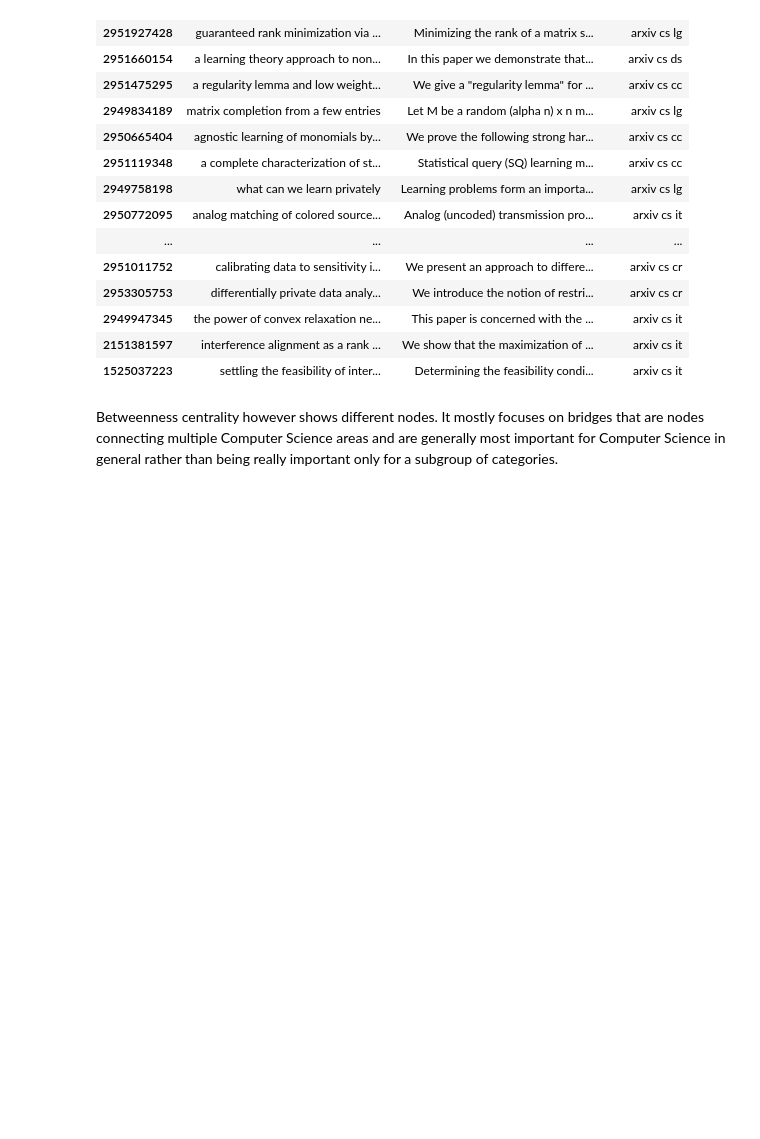
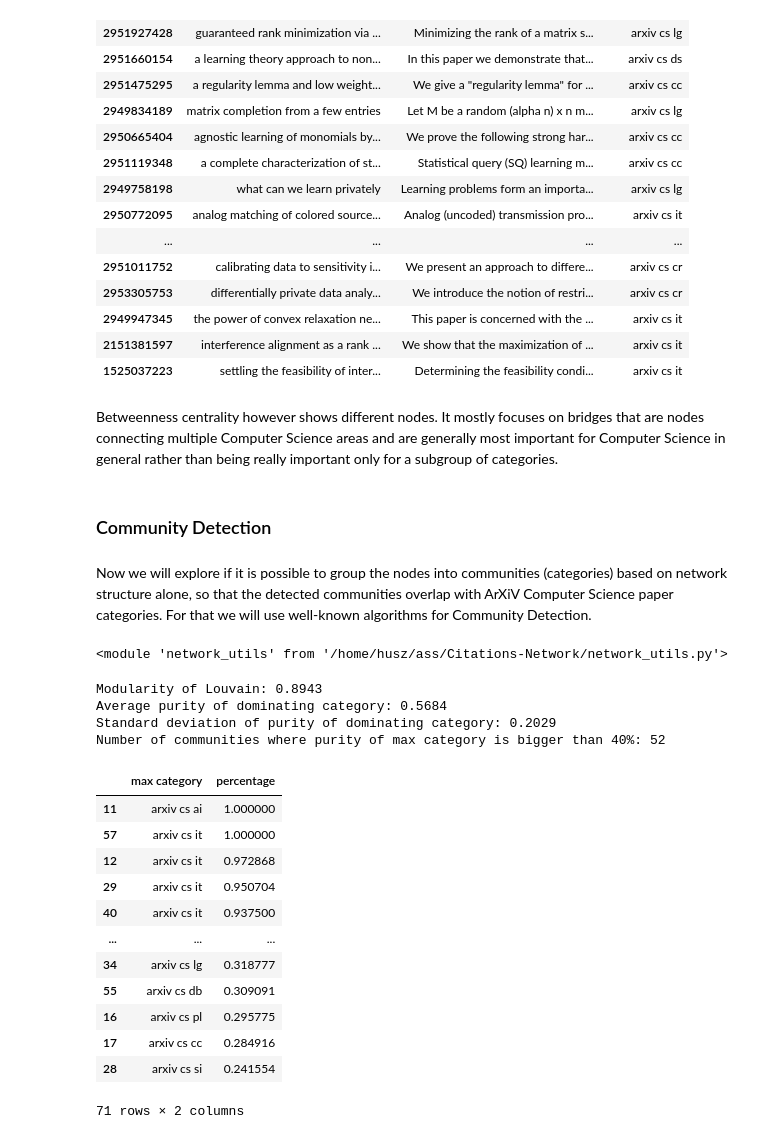
Before and after one commit to husz78/Citations-Network, a Jupyter notebook: graph_analysis.ipynb, the cells around one changed output. Drawn from its saved outputs; the diff is of its cells as text; code cells hidden in the pictures; blank space fills up the shorter version.

Commit message:
Start community detection

```diff
--- a/graph_analysis.ipynb
+++ b/graph_analysis.ipynb
@@ -368,3 +368,48 @@ betweenness_ranking
 | 1525037223 | settling the feasibility of inter... | Determining the feasibility condi... | arxiv cs it |
 # %% [markdown]
 Betweenness centrality however shows different nodes. It mostly focuses on bridges that are nodes connecting multiple Computer Science areas and are generally most important for Computer Science in general rather than being really important only for a subgroup of categories.
+# %% [markdown]
+### Community Detection
+# %% [markdown]
+Now we will explore if it is possible to group the nodes into communities (categories) based on network structure alone, so that
+the detected communities overlap with ArXiV Computer Science paper categories.
+For that we will use well-known algorithms for Community Detection.
+# %%
+import importlib
+importlib.reload(network_utils)
+# %% [output]
+<module 'network_utils' from '/home/husz/ass/Citations-Network/network_utils.py'>
+# %%
+lcc_nodes = max(nx.weakly_connected_components(G), key=len)
+G_lcc = G.subgraph(lcc_nodes)
+louvain_communities = nx.community.louvain_communities(G_lcc)
+
+louvain_modularity, louvain_results = network_utils.evaluate_communities(
+    G_lcc, louvain_communities, labels_merged[["node idx", "arxiv category"]]
+
+)
+
+print(f"Modularity of Louvain: {louvain_modularity:.4f}")
+print(f"Average purity of dominating category: {louvain_results['percentage'].mean():.4f}")
+print(f"Standard deviation of purity of dominating category: {louvain_results['percentage'].std():.4f}")
+domination_count = louvain_results[louvain_results["percentage"] > 0.4]["percentage"].count()
+print(f"Number of communities where purity of max category is bigger than 40%: {domination_count}")
+louvain_results
+# %% [output]
+Modularity of Louvain: 0.8943
+Average purity of dominating category: 0.5684
+Standard deviation of purity of dominating category: 0.2029
+Number of communities where purity of max category is bigger than 40%: 52
+|  | max category | percentage |
+| 11 | arxiv cs ai | 1.000000 |
+| 57 | arxiv cs it | 1.000000 |
+| 12 | arxiv cs it | 0.972868 |
+| 29 | arxiv cs it | 0.950704 |
+| 40 | arxiv cs it | 0.937500 |
+| ... | ... | ... |
+| 34 | arxiv cs lg | 0.318777 |
+| 55 | arxiv cs db | 0.309091 |
+| 16 | arxiv cs pl | 0.295775 |
+| 17 | arxiv cs cc | 0.284916 |
+| 28 | arxiv cs si | 0.241554 |
+71 rows × 2 columns
```
Also changed, not shown: parts of 5 cells of this notebook, 1 other file.
